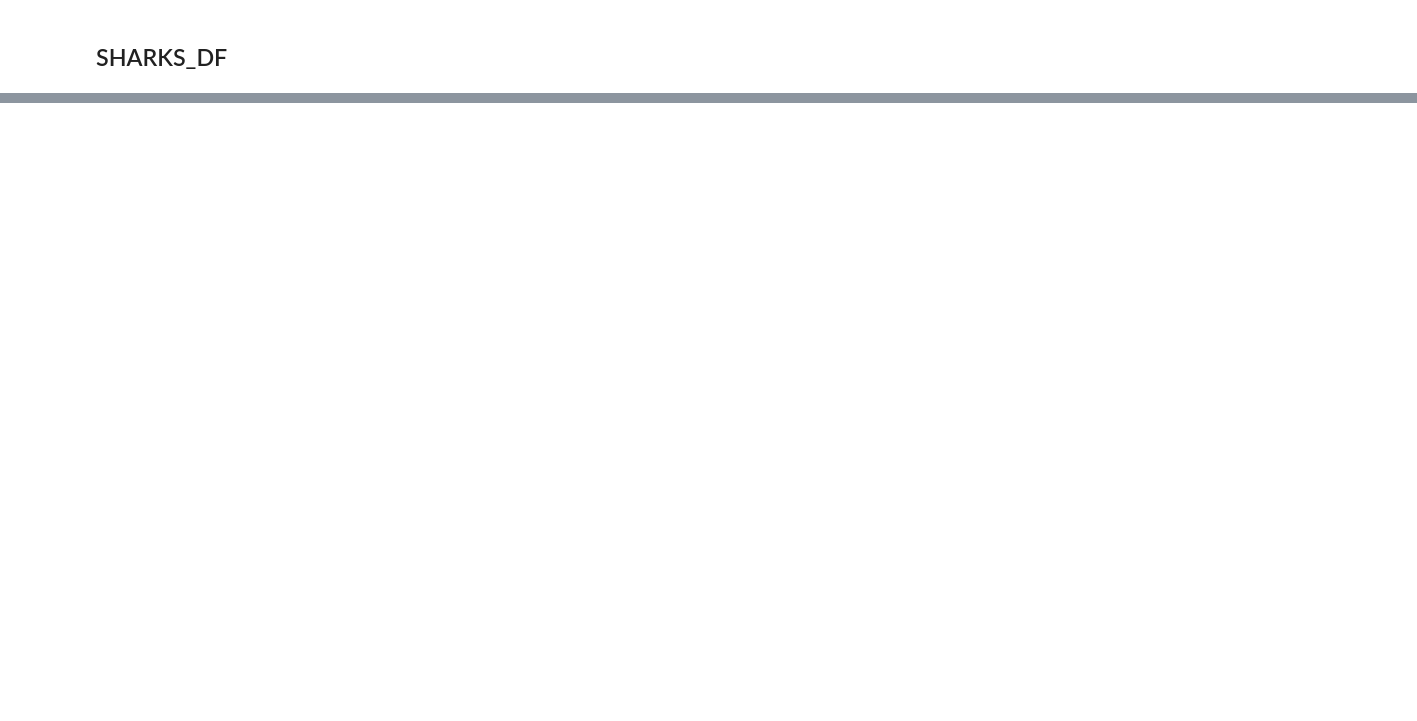
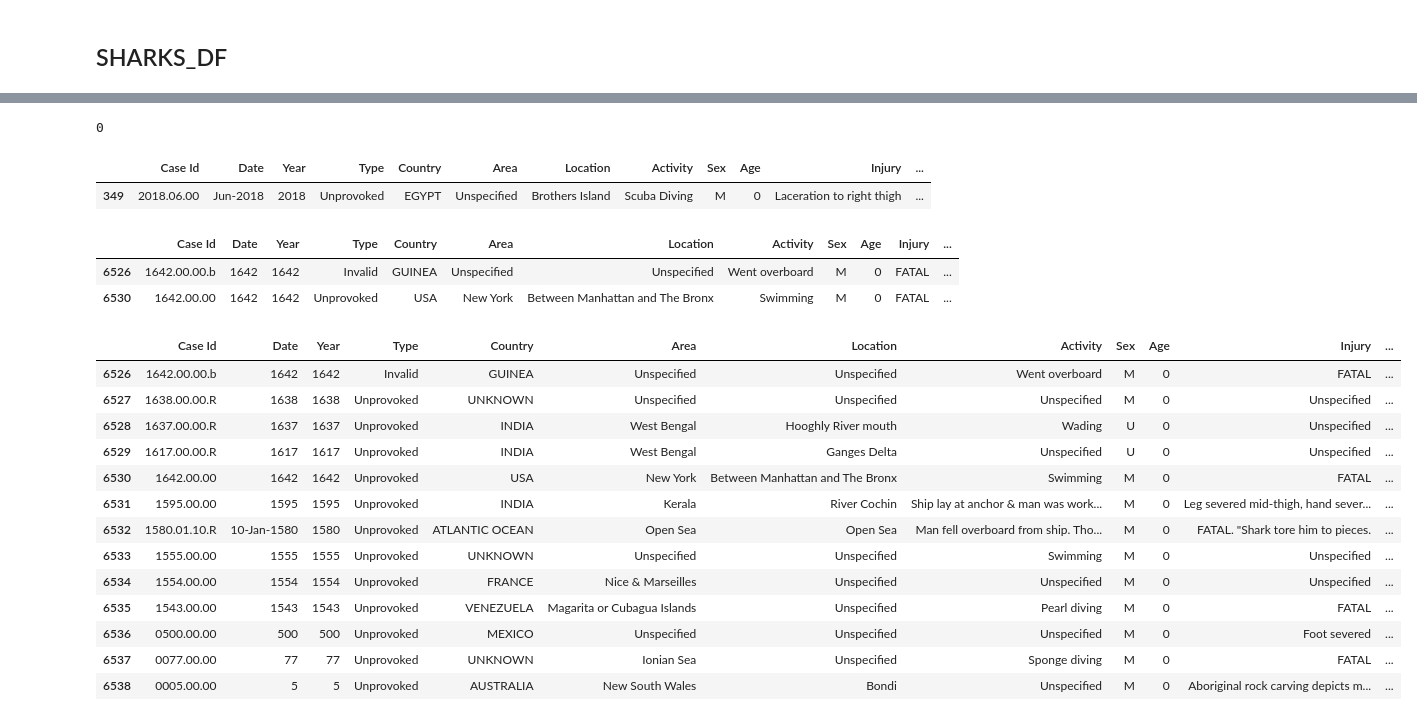
Before and after one commit to janaeam/Global-Shark-Attacks, a Jupyter notebook: Shark_Attack_Data.ipynb, the cells around one changed output, grey strips where cells are left out. Saved outputs shown, nothing was run; the diff lists cells and outputs as text; code cells hidden in the pictures; blank space fills up the shorter version.

```diff
--- a/Shark_Attack_Data.ipynb
+++ b/Shark_Attack_Data.ipynb
@@ -798,0 +1206,6 @@ dtype: int64
+# %%
+# using the median age when more than one 2 ages are provided
+# using the youngest age when only 2 ages are provided
+age_dot = sharks.loc[format_dot.index, 'Age'].replace(sharks.loc[format_dot, 'Age'].values, ['31', '16', '33', '18', '25', '2'])
+sharks.loc[format_dot.index, 'Age'] = age_dot
+sharks[format_dot]
@@ -798,0 +1228,3 @@ dtype: int64
+# %%
+sharks['Age'] = sharks['Age'].map(lambda x: x.strip('-').strip("."))
+sharks['Age'] = sharks['Age'].replace('', np.nan)
@@ -798,0 +1235,3 @@ dtype: int64
+# %%
+sharks['Age'] = sharks['Age'].fillna(0)
+sharks['Age'].isna().sum()
@@ -1294,0 +1338,2 @@ sns.pairplot(data= sharks_df)
+# %%
+dates = sharks.drop(sharks.index[6539:6544])
@@ -1294,0 +1349,35 @@ sns.pairplot(data= sharks_df)
+# %%
+dates['Date'].isna().sum()
+# %% [output]
+0
+# %%
+dates.loc[dates.index == 349, :]
+# %% [output]
+|  | Case Id | Date | Year | Type | Country | Area | Location | Activity | Sex | Age | Injury | ... |
+| 349 | 2018.06.00 | Jun-2018 | 2018 | Unprovoked | EGYPT | Unspecified | Brothers Island | Scuba Diving | M | 0 | Laceration to right thigh | ... |
+# %%
+oo = dates[dates['Date'].str.contains('1642') == True]
+oo
+# %% [output]
+|  | Case Id | Date | Year | Type | Country | Area | Location | Activity | Sex | Age | Injury | ... |
+| 6526 | 1642.00.00.b | 1642 | 1642 | Invalid | GUINEA | Unspecified | Unspecified | Went overboard | M | 0 | FATAL | ... |
+| 6530 | 1642.00.00 | 1642 | 1642 | Unprovoked | USA | New York | Between Manhattan and The Bronx | Swimming | M | 0 | FATAL | ... |
+# %%
+# looking up out of bounds rows... Cannot convert to datetime format with dates before 1677
+oob = dates.loc[dates['Year'] <=1677, :]
+oob
+# %% [output]
+|  | Case Id | Date | Year | Type | Country | Area | Location | Activity | Sex | Age | Injury | ... |
+| 6526 | 1642.00.00.b | 1642 | 1642 | Invalid | GUINEA | Unspecified | Unspecified | Went overboard | M | 0 | FATAL | ... |
+| 6527 | 1638.00.00.R | 1638 | 1638 | Unprovoked | UNKNOWN | Unspecified | Unspecified | Unspecified | M | 0 | Unspecified | ... |
+| 6528 | 1637.00.00.R | 1637 | 1637 | Unprovoked | INDIA | West Bengal | Hooghly River mouth | Wading | U | 0 | Unspecified | ... |
+| 6529 | 1617.00.00.R | 1617 | 1617 | Unprovoked | INDIA | West Bengal | Ganges Delta | Unspecified | U | 0 | Unspecified | ... |
+| 6530 | 1642.00.00 | 1642 | 1642 | Unprovoked | USA | New York | Between Manhattan and The Bronx | Swimming | M | 0 | FATAL | ... |
+| 6531 | 1595.00.00 | 1595 | 1595 | Unprovoked | INDIA | Kerala | River Cochin | Ship lay at anchor & man was work... | M | 0 | Leg severed mid-thigh, hand sever... | ... |
+| 6532 | 1580.01.10.R | 10-Jan-1580 | 1580 | Unprovoked | ATLANTIC OCEAN | Open Sea | Open Sea | Man fell overboard from ship. Tho... | M | 0 | FATAL. "Shark tore him to pieces. | ... |
+| 6533 | 1555.00.00 | 1555 | 1555 | Unprovoked | UNKNOWN | Unspecified | Unspecified | Swimming | M | 0 | Unspecified | ... |
+| 6534 | 1554.00.00 | 1554 | 1554 | Unprovoked | FRANCE | Nice & Marseilles | Unspecified | Unspecified | M | 0 | Unspecified | ... |
+| 6535 | 1543.00.00 | 1543 | 1543 | Unprovoked | VENEZUELA | Magarita or Cubagua Islands | Unspecified | Pearl diving | M | 0 | FATAL | ... |
+| 6536 | 0500.00.00 | 500 | 500 | Unprovoked | MEXICO | Unspecified | Unspecified | Unspecified | M | 0 | Foot severed | ... |
+| 6537 | 0077.00.00 | 77 | 77 | Unprovoked | UNKNOWN | Ionian Sea | Unspecified | Sponge diving | M | 0 | FATAL | ... |
+| 6538 | 0005.00.00 | 5 | 5 | Unprovoked | AUSTRALIA | New South Wales | Bondi | Unspecified | M | 0 | Aboriginal rock carving depicts m... | ... |
```
Also changed, not shown: parts of 251 cells of this notebook.
